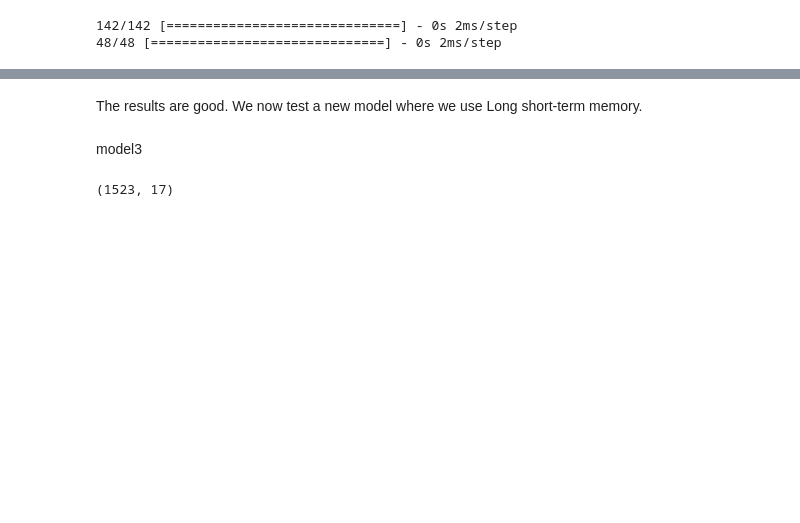
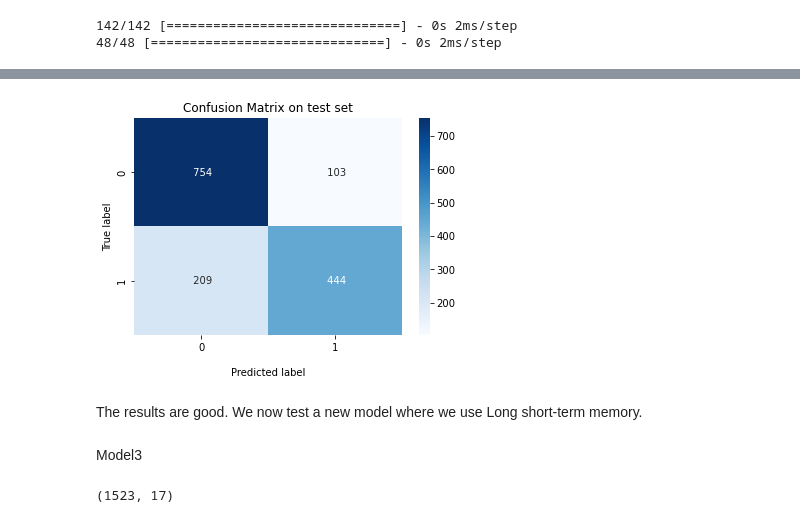
Before and after one commit to mmatthieu1290/Project4-Certification-Detect-Disaster, a Jupyter notebook: Version_finale_projet4_Matthieu_Marechal.ipynb, the cells around one changed output, grey strips where cells are left out. Drawn from its saved outputs; the diff is of its cells as text; code cells hidden in the pictures; blank space fills up the shorter version.

```diff
--- a/Version_finale_projet4_Matthieu_Marechal.ipynb
+++ b/Version_finale_projet4_Matthieu_Marechal.ipynb
@@ -640,7 +664,23 @@ f1 score test : 0.7532894736842105
+# %%
+ax = sns.heatmap(confusion_matrix(y_test, y_test_pred>0.5), annot=True,
+            fmt=' ', cmap='Blues')
+
+ax.set_title('Confusion Matrix on test set');
+ax.set_xlabel('\nPredicted label')
+ax.set_ylabel('True label');
+
+## Ticket labels - List must be in alphabetical order
+ax.xaxis.set_ticklabels([0,1])
+ax.yaxis.set_ticklabels([0,1])
+
+## Display the visualization of the Confusion Matrix.
+plt.show()
+# %% [output]
+[figure, added]
 # %% [markdown]
 The results are good. We now test a new model where we use Long short-term memory.
-# %% [markdown]
-model3
+# %% [markdown]
+Model3
 # %%
 tokenizer3 = tf.keras.preprocessing.text.Tokenizer(num_words=1000) # instanciate the tokenizer
 tokenizer3.fit_on_texts(df.keyword_text_cleaned)
```
Also changed, not shown: parts of 36 cells of this notebook, 1 other file.
